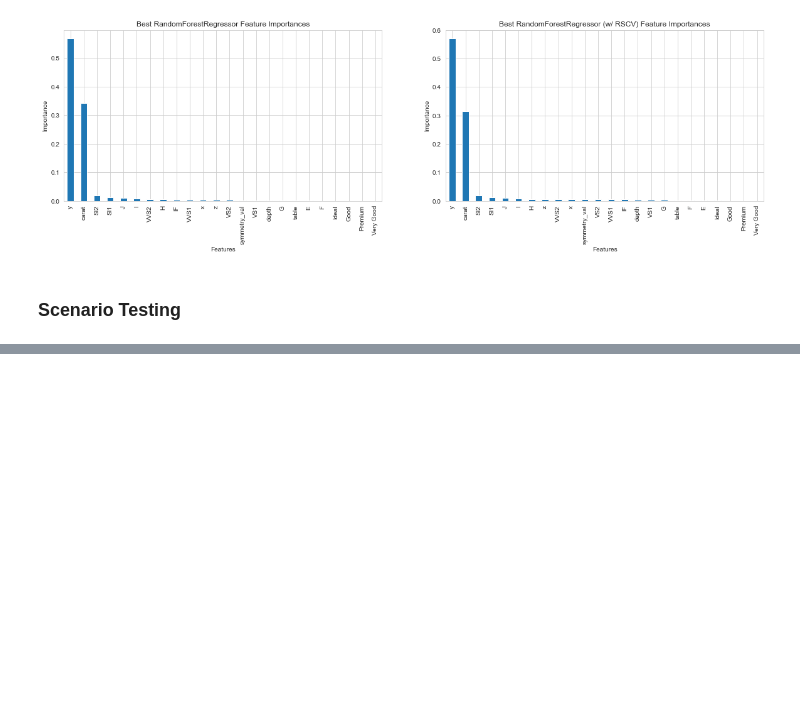
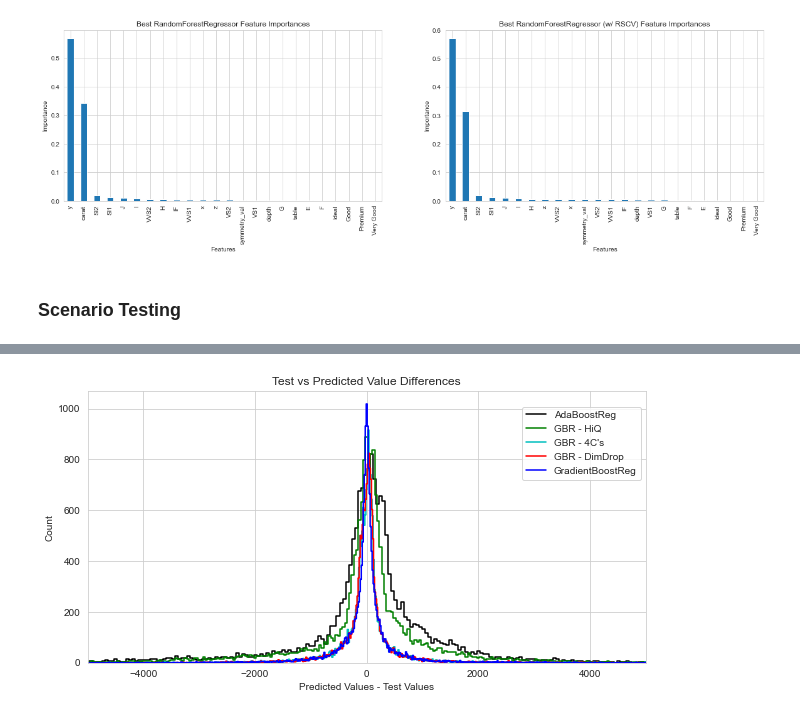
Before and after one commit to nnushart/Capstone3_DiamondPricePrediction, a Jupyter notebook: Notebooks/DataModeling_DiamondPrices.ipynb, the cells around one changed output, grey strips where cells are left out. Saved outputs shown, nothing was run; the diff lists cells and outputs as text; code cells hidden in the pictures; blank space fills up the shorter version.

```diff
--- a/Notebooks/DataModeling_DiamondPrices.ipynb
+++ b/Notebooks/DataModeling_DiamondPrices.ipynb
@@ -489,0 +693,7 @@ ax[1].set_ylabel('Importance')
+# %%
+gridparams_HiQ = {'gradientboostingregressor__n_estimators':[50, 100, 500, 1000],
+                  'gradientboostingregressor__learning_rate':[0.001, 0.01, 0.1, 1.0],
+                  'gradientboostingregressor__max_depth':[5, 10, 20],
+                 }
+
+gridparams_HiQ
@@ -489,0 +800,16 @@ ax[1].set_ylabel('Importance')
+# %%
+fig = plt.figure(figsize=(10,5))
+
+sns.histplot(y_pred_Ada-y_test.values.ravel(), color='k', element='step', fill=False)
+sns.histplot(y_pred_HiQ-y_test.values.ravel(), color='g', element='step', fill=False)
+sns.histplot(y_pred_4Cs-y_test.values.ravel(), color='c', element='step', fill=False)
+sns.histplot(y_pred_DimDrop-y_test.values.ravel(), color='r', element='step', fill=False)
+sns.histplot(y_pred_GBR-y_test.values.ravel(), color='blue', element='step', fill=False)
+
+plt.xlabel('Predicted Values - Test Values')
+plt.title('Test vs Predicted Value Differences')
+plt.xlim((-5000,5000))
+fig.legend(labels=['AdaBoostReg','GBR - HiQ',"GBR - 4C's",'GBR - DimDrop','GradientBoostReg'],loc='upper right', bbox_to_anchor=(0.9, 0.85))
+plt.show();
+# %% [output]
+[figure, added]
```
Also changed, not shown: parts of 32 cells of this notebook.
